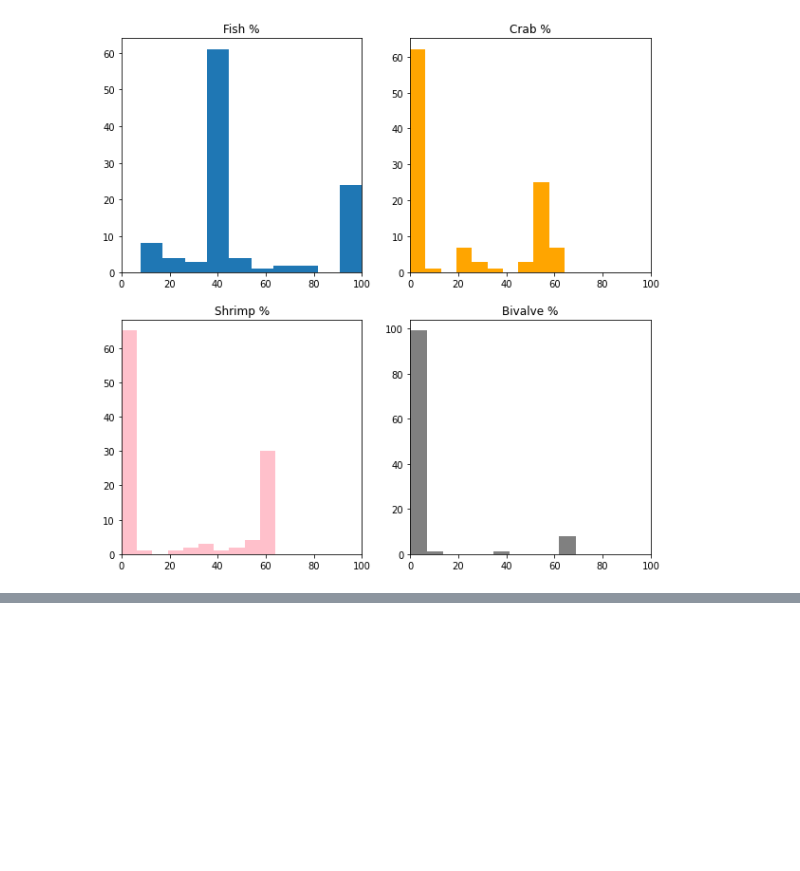
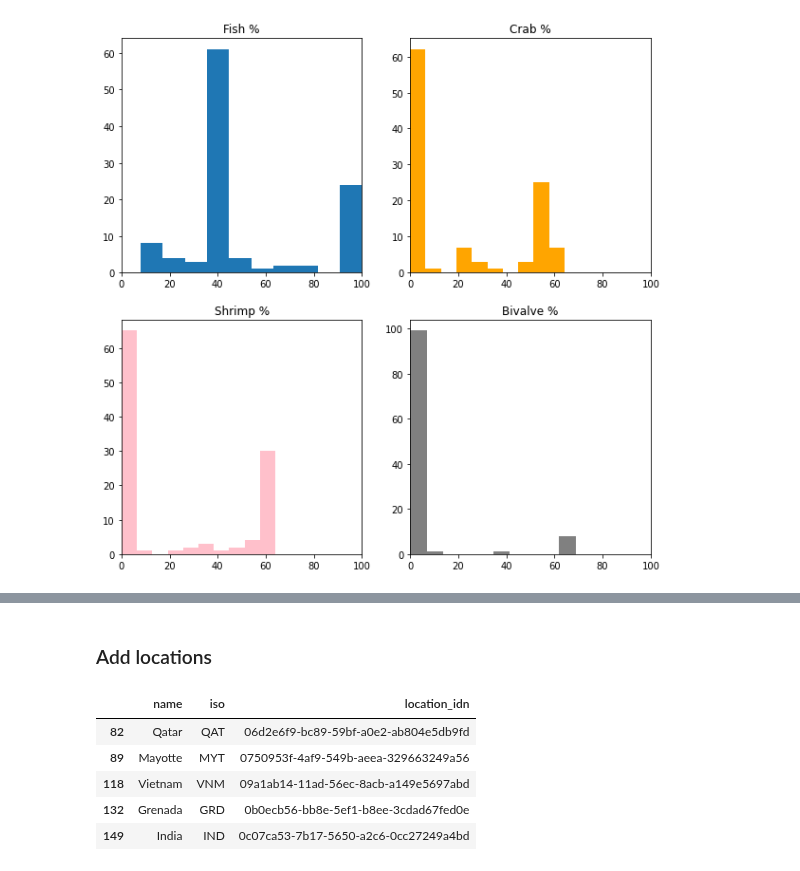
Before and after one commit to Vizzuality/mangrove-atlas, a Jupyter notebook: data/notebooks/Lab/data_processing/widgets-v2/fisheries_restoration_potential.ipynb, the cells around one changed output, grey strips where cells are left out. Cells and saved outputs as stored; diff of their text form; code cells hidden in the pictures; blank space fills up the shorter version.

```diff
--- a/data/notebooks/Lab/data_processing/widgets-v2/fisheries_restoration_potential.ipynb
+++ b/data/notebooks/Lab/data_processing/widgets-v2/fisheries_restoration_potential.ipynb
@@ -179,0 +204,14 @@ plt.show()
+# %% [markdown]
+### Add locations
+# %%
+locations_file = 'https://storage.googleapis.com/mangrove_atlas/boundaries/processed/location_final/locations_v3_not_merged_with_old.gpkg'
+locations = gpd.read_file(locations_file)
+locations = locations[locations['type'] == 'country'][['name', 'iso', 'location_idn']]
+locations.head()
+# %% [output]
+|  | name | iso | location_idn |
+| 82 | Qatar | QAT | 06d2e6f9-bc89-59bf-a0e2-ab804e5db9fd |
+| 89 | Mayotte | MYT | 0750953f-4af9-549b-aeea-329663249a56 |
+| 118 | Vietnam | VNM | 09a1ab14-11ad-56ec-8acb-a149e5697abd |
+| 132 | Grenada | GRD | 0b0ecb56-bb8e-5ef1-b8ee-3cdad67fed0e |
+| 149 | India | IND | 0c07ca53-7b17-5650-a2c6-0cc27249a4bd |
```
Also changed, not shown: parts of 22 cells of this notebook.
